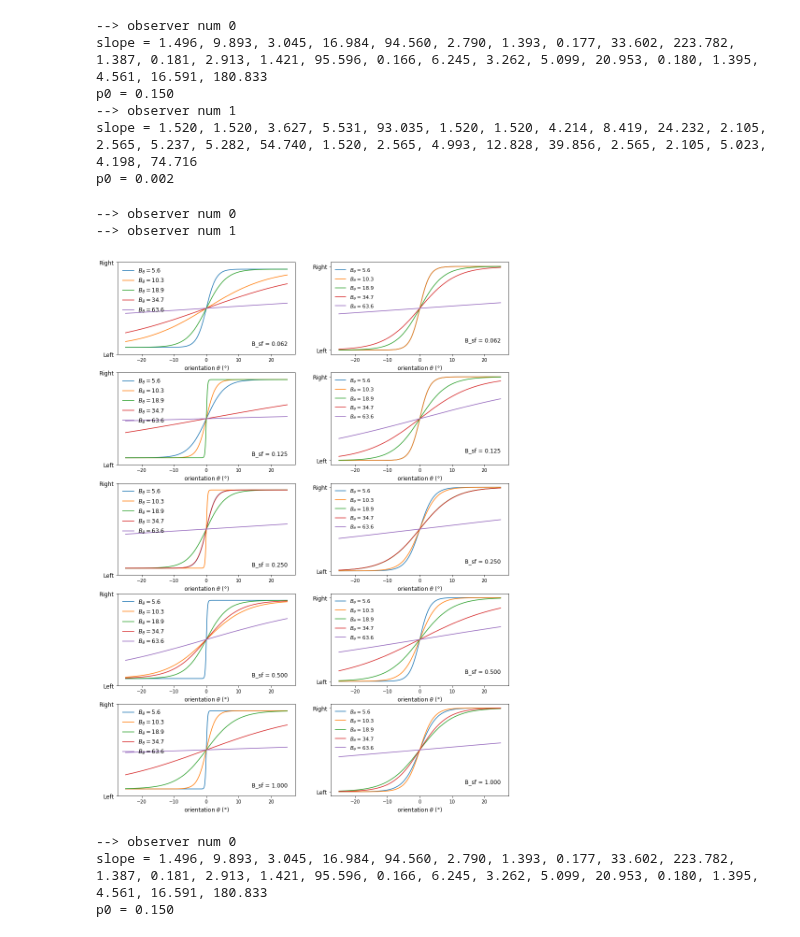
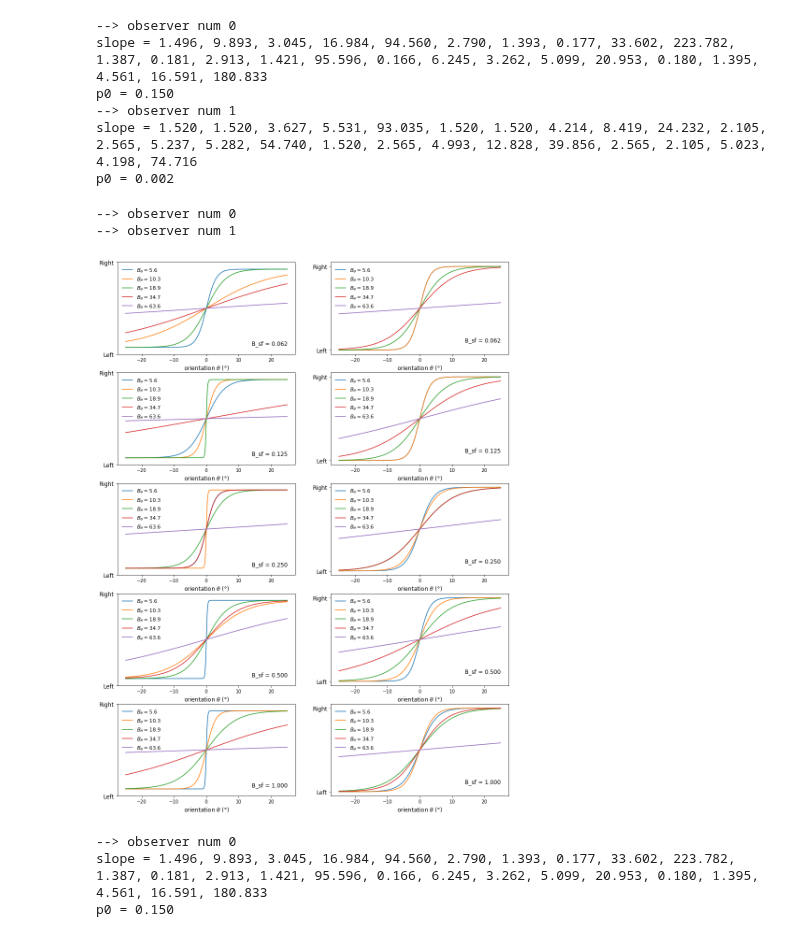
Before and after one commit to jennafradin/MSc-Internship, a Jupyter notebook: Notebooks/W17/39_analysis_joint_fit.ipynb, the cells around one changed output. Cells and saved outputs as stored; diff of their text form; code cells hidden in the pictures.

```diff
--- a/Notebooks/W17/39_analysis_joint_fit.ipynb
+++ b/Notebooks/W17/39_analysis_joint_fit.ipynb
@@ -211,34 +211,34 @@ p0 = 0.002
 # %%
 fig, axs = plt.subplots(len(B_sf_list), len(subj_data_list), figsize=(15, 21))
 for num, data in enumerate(subj_data_list) :
     print('--> observer num', num)
     x_values = np.linspace(-25, 25, 400)
 
     for i_B_sf, B_sf in enumerate(B_sf_list):
         if len(subj_data_list)>1:
             ax = axs[i_B_sf][num]
         else:
             ax = axs[i_B_sf]
 
         #colors = plt.cm.inferno(np.linspace(1, .2, len(B_thetas))) #tc colormap
 
         for i_B_theta, B_theta in enumerate(B_theta_list):
             i_condition = i_B_theta + i_B_sf*len(B_theta_list)
             conditions = i_condition*np.ones_like(x_values)
             y_values = results[num](torch.Tensor(x_values),
                                       torch.ByteTensor(conditions)).detach().numpy()
             ax.plot(x_values, y_values, label=r'$B_\theta=%s$' % f'{B_theta:.1f}')
 
         ax.set_xlabel(r"orientation $\theta$ (°)", fontsize=12)
         ax.set_yticks([0.0, 1.0])
         ax.set_yticklabels(["Left", "Right"], fontsize=12)
         ax.legend(fontsize=11, frameon=False, scatterpoints=6)
-        if num==0:  ax.legend(fontsize=12, frameon=False, scatterpoints=6)
+        if num==0:  ax.legend(fontsize=11, frameon=False, scatterpoints=6)
         ax.text(14, 0.1, f'B_sf = {B_sf:.3f}', fontsize=12)
 # %% [output]
 --> observer num 0
 --> observer num 1
-[figure, old version]
+[figure, new version]
 # %%
 for num, data in enumerate(subj_data_list) :
     print('--> observer num', num)
```
Also changed, not shown: parts of 1 cell of this notebook.
